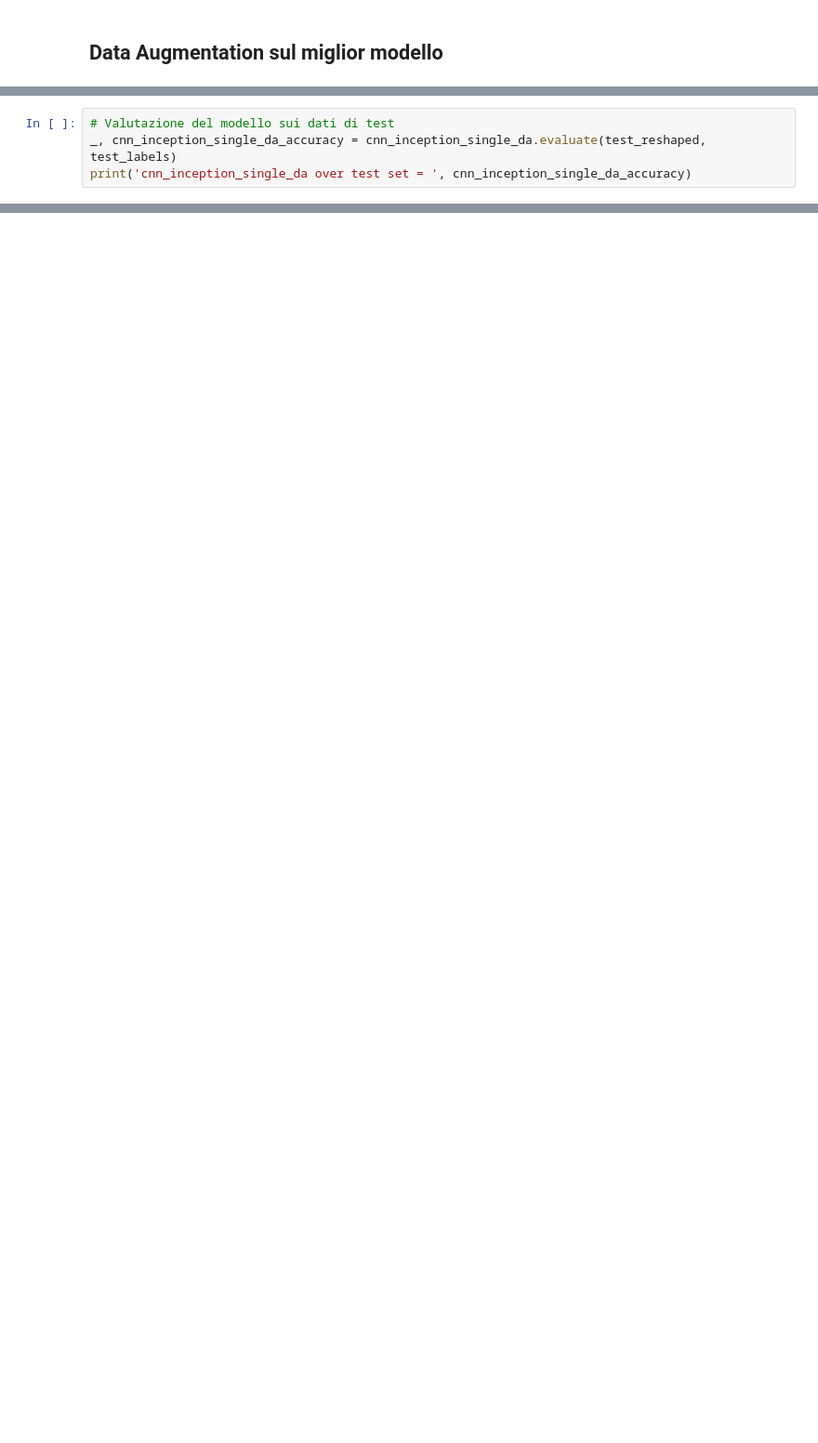
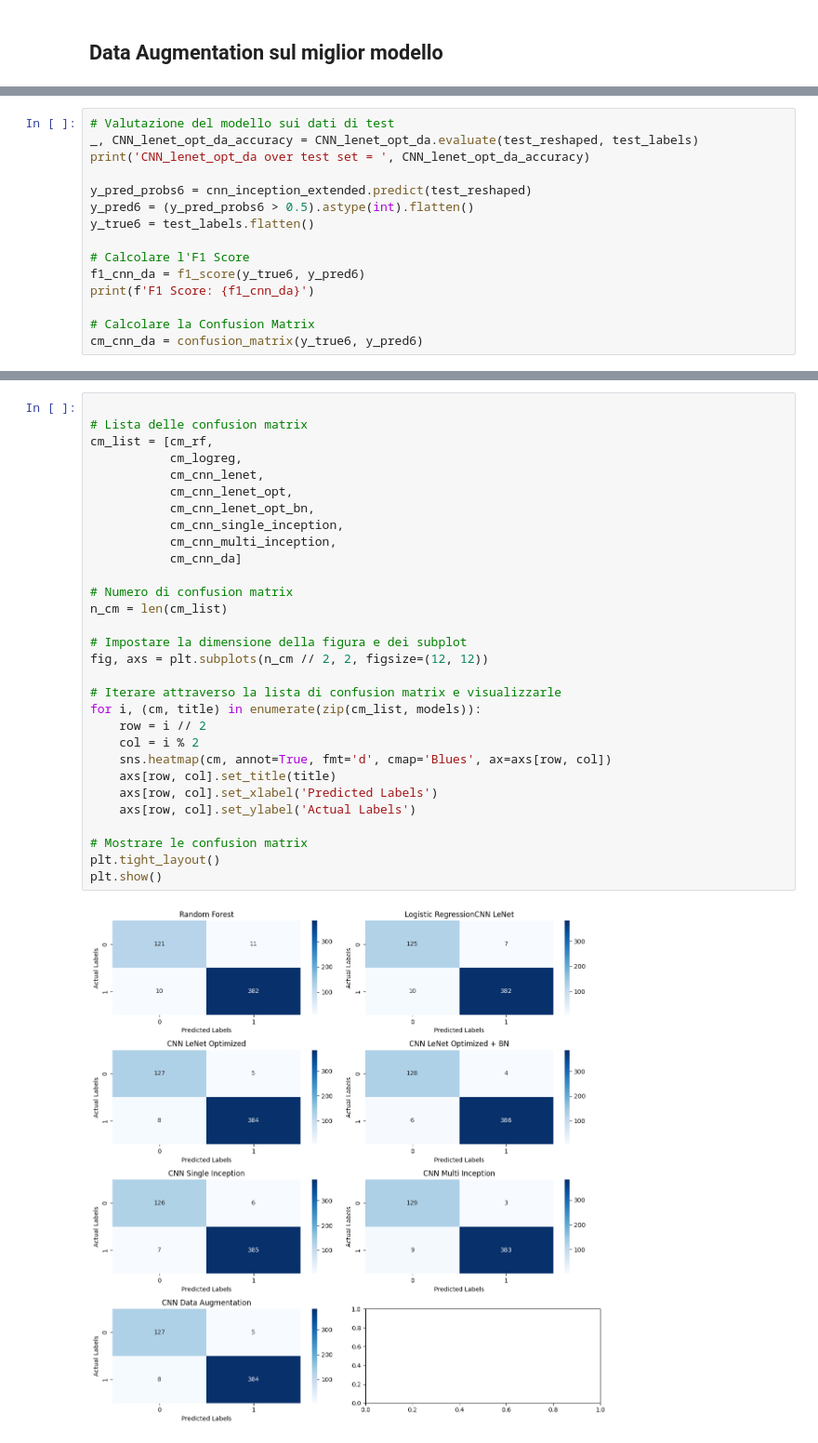
Before and after one commit to FilippoMuschera/Machine-Learning-Project, a Jupyter notebook: Progetto.ipynb, the cells around one changed output, grey strips where cells are left out. Shown at 93% size. Drawn from its saved outputs; the diff is of its cells as text; blank space fills up the shorter version.

```diff
--- a/Progetto.ipynb
+++ b/Progetto.ipynb
@@ -822,5 +978,16 @@ Epoch 42/300
 # %%
 # Valutazione del modello sui dati di test
-_, cnn_inception_single_da_accuracy = cnn_inception_single_da.evaluate(test_reshaped, test_labels)
-print('cnn_inception_single_da over test set = ', cnn_inception_single_da_accuracy)
+_, CNN_lenet_opt_da_accuracy = CNN_lenet_opt_da.evaluate(test_reshaped, test_labels)
+print('CNN_lenet_opt_da over test set = ', CNN_lenet_opt_da_accuracy)
+
+y_pred_probs6 = cnn_inception_extended.predict(test_reshaped)
+y_pred6 = (y_pred_probs6 > 0.5).astype(int).flatten()
+y_true6 = test_labels.flatten()
+
+# Calcolare l'F1 Score
+f1_cnn_da = f1_score(y_true6, y_pred6)
+print(f'F1 Score: {f1_cnn_da}')
+
+# Calcolare la Confusion Matrix
+cm_cnn_da = confusion_matrix(y_true6, y_pred6)
 # %% [output]
@@ -830,0 +1046,32 @@ add_result_to_csv('CNN Single Inception + DA', cnn_inception_single_da_accuracy)
+# %%
+
+# Lista delle confusion matrix
+cm_list = [cm_rf,
+           cm_logreg,
+           cm_cnn_lenet,
+           cm_cnn_lenet_opt,
+           cm_cnn_lenet_opt_bn,
+           cm_cnn_single_inception,
+           cm_cnn_multi_inception,
+           cm_cnn_da]
+
+# Numero di confusion matrix
+n_cm = len(cm_list)
+
+# Impostare la dimensione della figura e dei subplot
+fig, axs = plt.subplots(n_cm // 2, 2, figsize=(12, 12))
+
+# Iterare attraverso la lista di confusion matrix e visualizzarle
+for i, (cm, title) in enumerate(zip(cm_list, models)):
+    row = i // 2
+    col = i % 2
+    sns.heatmap(cm, annot=True, fmt='d', cmap='Blues', ax=axs[row, col])
+    axs[row, col].set_title(title)
+    axs[row, col].set_xlabel('Predicted Labels')
+    axs[row, col].set_ylabel('Actual Labels')
+
+# Mostrare le confusion matrix
+plt.tight_layout()
+plt.show()
+# %% [output]
+[figure, added]
```
Also changed, not shown: parts of 46 cells of this notebook, 2 other files.
